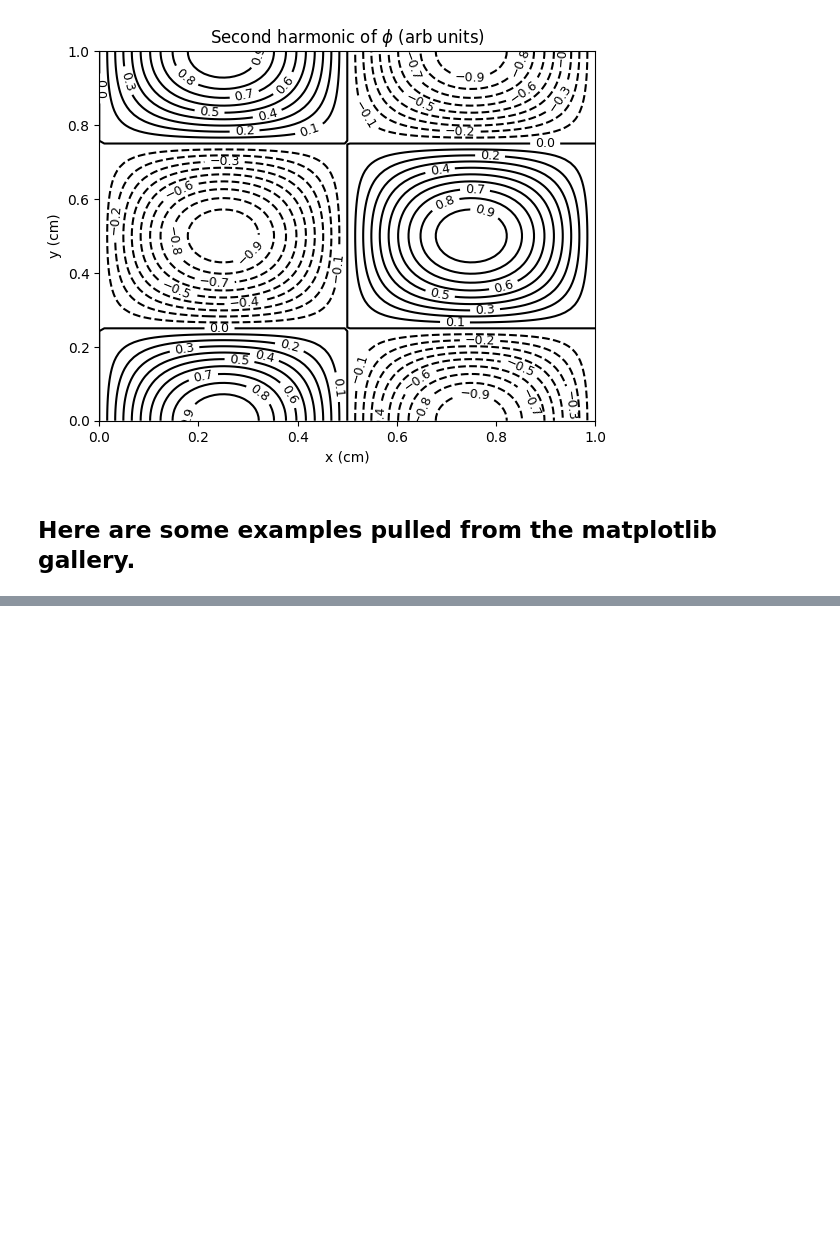
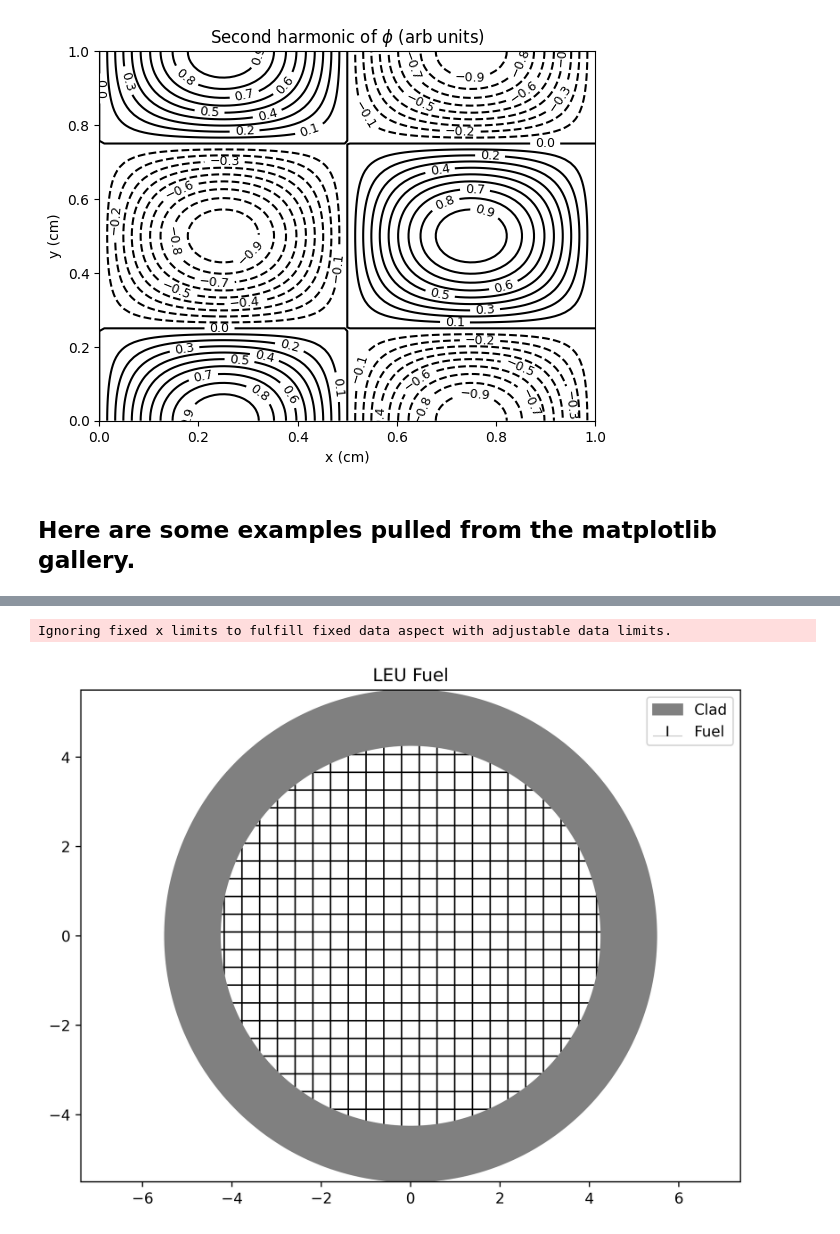
Before and after one commit to Nathan-Carpenter/NSE-223, a Jupyter notebook: Coding-Notes/Chapter 4-lecture.ipynb, the cells around one changed output, grey strips where cells are left out. Saved outputs shown, nothing was run; the diff lists cells and outputs as text; code cells hidden in the pictures; blank space fills up the shorter version.

```diff
--- a/Coding-Notes/Chapter 4-lecture.ipynb
+++ b/Coding-Notes/Chapter 4-lecture.ipynb
@@ -761,0 +770,18 @@ ax.set_title('Simplest default with labels')
+# %%
+fuel_radius = fuel_types["leu"]["fuel"]["thickness"]
+clad_radius = fuel_radius + fuel_types["leu"]["clad"]["thickness"]
+fig = plt.figure(figsize=(8,6), dpi=600)
+fuel = plt.Circle((0,0),fuel_radius,
+facecolor="white",label="Fuel", hatch="+")
+
+clad = plt.Circle((0,0),clad_radius,color='gray',label="Clad")
+plt.gca().add_patch(clad)
+plt.gca().add_patch(fuel)
+plt.title("LEU Fuel")
+plt.axis('equal')
+plt.legend()
+plt.axis([-clad_radius,clad_radius,-clad_radius,clad_radius])
+plt.show()
+# %% [output]
+Ignoring fixed x limits to fulfill fixed data aspect with adjustable data limits.
+[figure, added]
```
Also changed, not shown: parts of 8 cells of this notebook, 5 other files.
